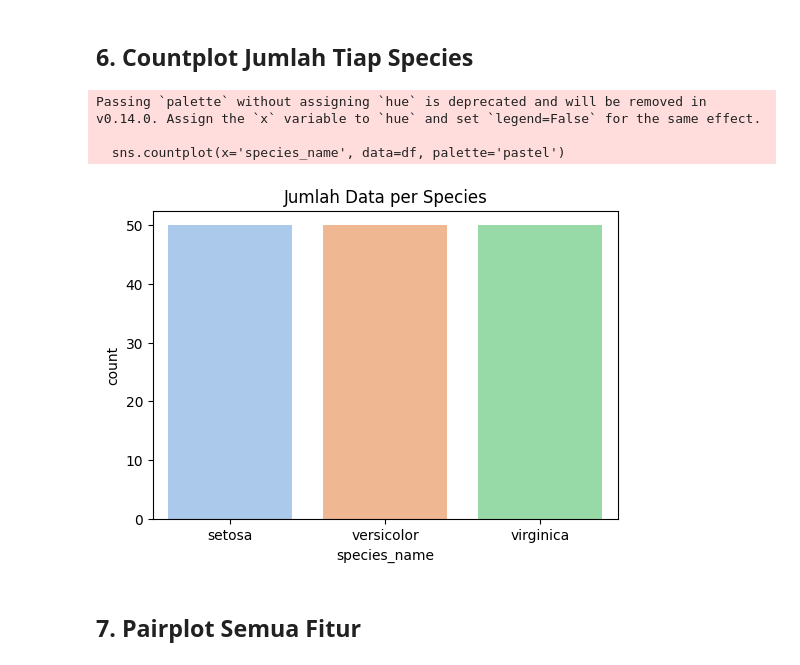
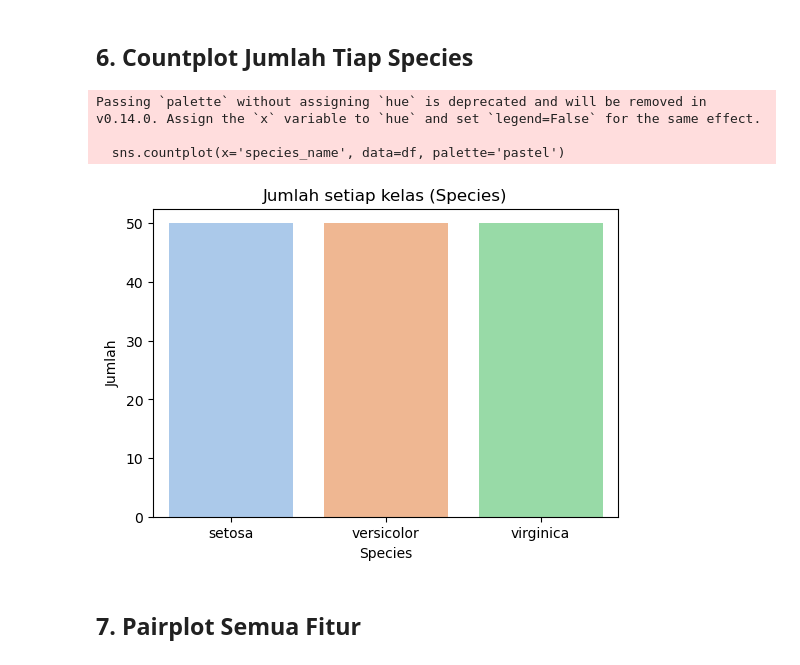
Before and after one commit to Triayunitak/PSD, a Jupyter notebook: tugas1-proyek-datasains/_build/jupyter_execute/data_exploration.ipynb, the cells around one changed output. Cells and saved outputs as stored; diff of their text form; code cells hidden in the pictures.

```diff
--- a/tugas1-proyek-datasains/_build/jupyter_execute/data_exploration.ipynb
+++ b/tugas1-proyek-datasains/_build/jupyter_execute/data_exploration.ipynb
@@ -84,14 +163,23 @@ plt.show()
 ## **6. Countplot Jumlah Tiap Species**
 # %%
 plt.figure(figsize=(6,4))
+
+# Countplot dengan nama species_name, bukan angka
 sns.countplot(x='species_name', data=df, palette='pastel')
-plt.title("Jumlah Data per Species")
+
+# Tambahkan judul
+plt.title("Jumlah setiap kelas (Species)")
+
+# Label sumbu
+plt.xlabel("Species")
+plt.ylabel("Jumlah")
+
 plt.show()
 # %% [output]
 Passing `palette` without assigning `hue` is deprecated and will be removed in v0.14.0. Assign the `x` variable to `hue` and set `legend=False` for the same effect.
 
   sns.countplot(x='species_name', data=df, palette='pastel')
-[figure, old version]
+[figure, new version]
 # %% [markdown]
 ## **7. Pairplot Semua Fitur**
 # %%
```
Also changed, not shown: parts of 11 cells of this notebook, 33 other files.
